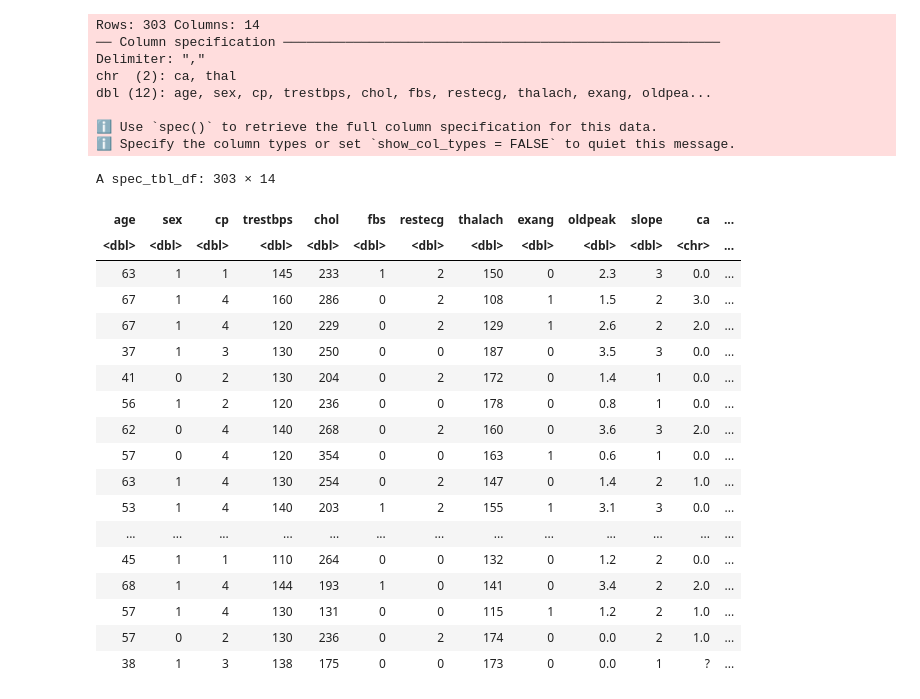
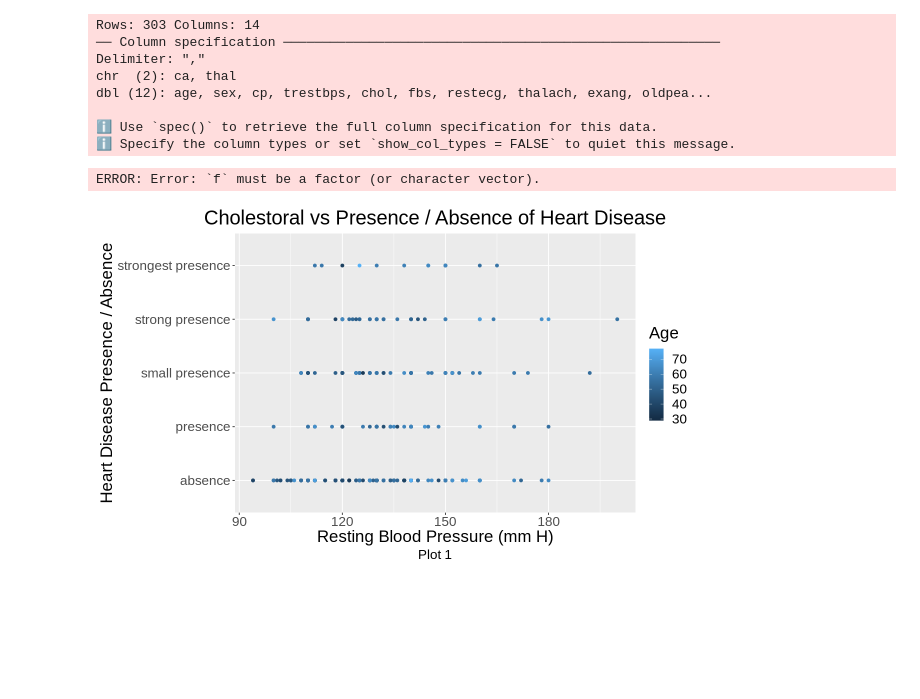
Before and after one commit to Kyleetd/DSCI100-Course-Project-2023, a Jupyter notebook: FinalProjectScript.ipynb, the cells around one changed output. Saved outputs shown, nothing was run; the diff lists cells and outputs as text; code cells hidden in the pictures; blank space fills up the shorter version.

Commit message:
Added two plots

```diff
--- a/FinalProjectScript.ipynb
+++ b/FinalProjectScript.ipynb
@@ -26,6 +8,6 @@ library(tidymodels)
 # %%
 ## read data
-read_csv("data/processed.cleveland.data", col_names = c("age", "sex", "cp", "trestbps", "chol", "fbs", "restecg", "thalach", "exang", "oldpeak", "slope", "ca", "thal", "num"))
+heart_disease_data <- read_csv("data/processed.cleveland.data", col_names = c("age", "sex", "cp", "trestbps", "chol", "fbs", "restecg", "thalach", "exang", "oldpeak", "slope", "ca", "thal", "num"))
 # %% [output]
 Rows: 303 Columns: 14
 ── Column specification ────────────────────────────────────────────────────────
@@ -35,22 +17,37 @@ dbl (12): age, sex, cp, trestbps, chol, fbs, restecg, thalach, exang, oldpea...
 
 ℹ Use `spec()` to retrieve the full column specification for this data.
 ℹ Specify the column types or set `show_col_types = FALSE` to quiet this message.
-A spec_tbl_df: 303 × 14
-| age | sex | cp | trestbps | chol | fbs | restecg | thalach | exang | oldpeak | slope | ca | ... |
-| <dbl> | <dbl> | <dbl> | <dbl> | <dbl> | <dbl> | <dbl> | <dbl> | <dbl> | <dbl> | <dbl> | <chr> | ... |
-| 63 | 1 | 1 | 145 | 233 | 1 | 2 | 150 | 0 | 2.3 | 3 | 0.0 | ... |
-| 67 | 1 | 4 | 160 | 286 | 0 | 2 | 108 | 1 | 1.5 | 2 | 3.0 | ... |
-| 67 | 1 | 4 | 120 | 229 | 0 | 2 | 129 | 1 | 2.6 | 2 | 2.0 | ... |
-| 37 | 1 | 3 | 130 | 250 | 0 | 0 | 187 | 0 | 3.5 | 3 | 0.0 | ... |
-| 41 | 0 | 2 | 130 | 204 | 0 | 2 | 172 | 0 | 1.4 | 1 | 0.0 | ... |
-| 56 | 1 | 2 | 120 | 236 | 0 | 0 | 178 | 0 | 0.8 | 1 | 0.0 | ... |
-| 62 | 0 | 4 | 140 | 268 | 0 | 2 | 160 | 0 | 3.6 | 3 | 2.0 | ... |
-| 57 | 0 | 4 | 120 | 354 | 0 | 0 | 163 | 1 | 0.6 | 1 | 0.0 | ... |
-| 63 | 1 | 4 | 130 | 254 | 0 | 2 | 147 | 0 | 1.4 | 2 | 1.0 | ... |
-| 53 | 1 | 4 | 140 | 203 | 1 | 2 | 155 | 1 | 3.1 | 3 | 0.0 | ... |
-| ... | ... | ... | ... | ... | ... | ... | ... | ... | ... | ... | ... | ... |
-| 45 | 1 | 1 | 110 | 264 | 0 | 0 | 132 | 0 | 1.2 | 2 | 0.0 | ... |
-| 68 | 1 | 4 | 144 | 193 | 1 | 0 | 141 | 0 | 3.4 | 2 | 2.0 | ... |
-| 57 | 1 | 4 | 130 | 131 | 0 | 0 | 115 | 1 | 1.2 | 2 | 1.0 | ... |
-| 57 | 0 | 2 | 130 | 236 | 0 | 2 | 174 | 0 | 0.0 | 2 | 1.0 | ... |
-| 38 | 1 | 3 | 138 | 175 | 0 | 0 | 173 | 0 | 0.0 | 1 | ? | ... |
+# %%
+## Filter data and select data so there's no N/A observations in the predictor variables
+disease_factor <- factor(c("absence", "small presence", "presence", "strong presence", "strongest presence"))
+
+heart_disease_data_filtered <- filter(heart_disease_data, age != "?", chol != "?", trestbps != "?",  thalach != "?", num != "?") |>
+    select(age, chol, trestbps, thalach, num) |>
+    mutate(presence = case_when(num == 0 ~ "absence",
+                                num == 1 ~ "small presence",
+                                num == 2 ~ "presence",
+                                num == 3 ~ "strong presence",
+                                num == 4 ~ "strongest presence")) |>
+    mutate(presence = as.factor(presence)) |>
+    fct_relevel(presence, disease_factor)
+
+heart_disease_data_filtered
+# %% [output]
+ERROR: Error: `f` must be a factor (or character vector).
+# %%
+## plot
+options(repr.plot.width=10, repr.plot.height=6)
+
+heart_disease_data_filtered |>
+    ggplot(aes(x=trestbps,
+               y= presence,
+               colour = age)) +
+        labs(x = "Resting Blood Pressure (mm H)",
+             y = "Heart Disease Presence / Absence",
+             title = "Cholestoral vs Presence / Absence of Heart Disease",
+            colour = 'Age',
+            caption = "Plot 1") +
+        geom_point() +
+        theme(text = element_text(size = 20), plot.title = element_text(hjust = 0.5), plot.caption = element_text(hjust = 0.5)) ## centers title and caption
+# %% [output]
+[figure, added]
```
Also changed, not shown: parts of 5 cells of this notebook.
